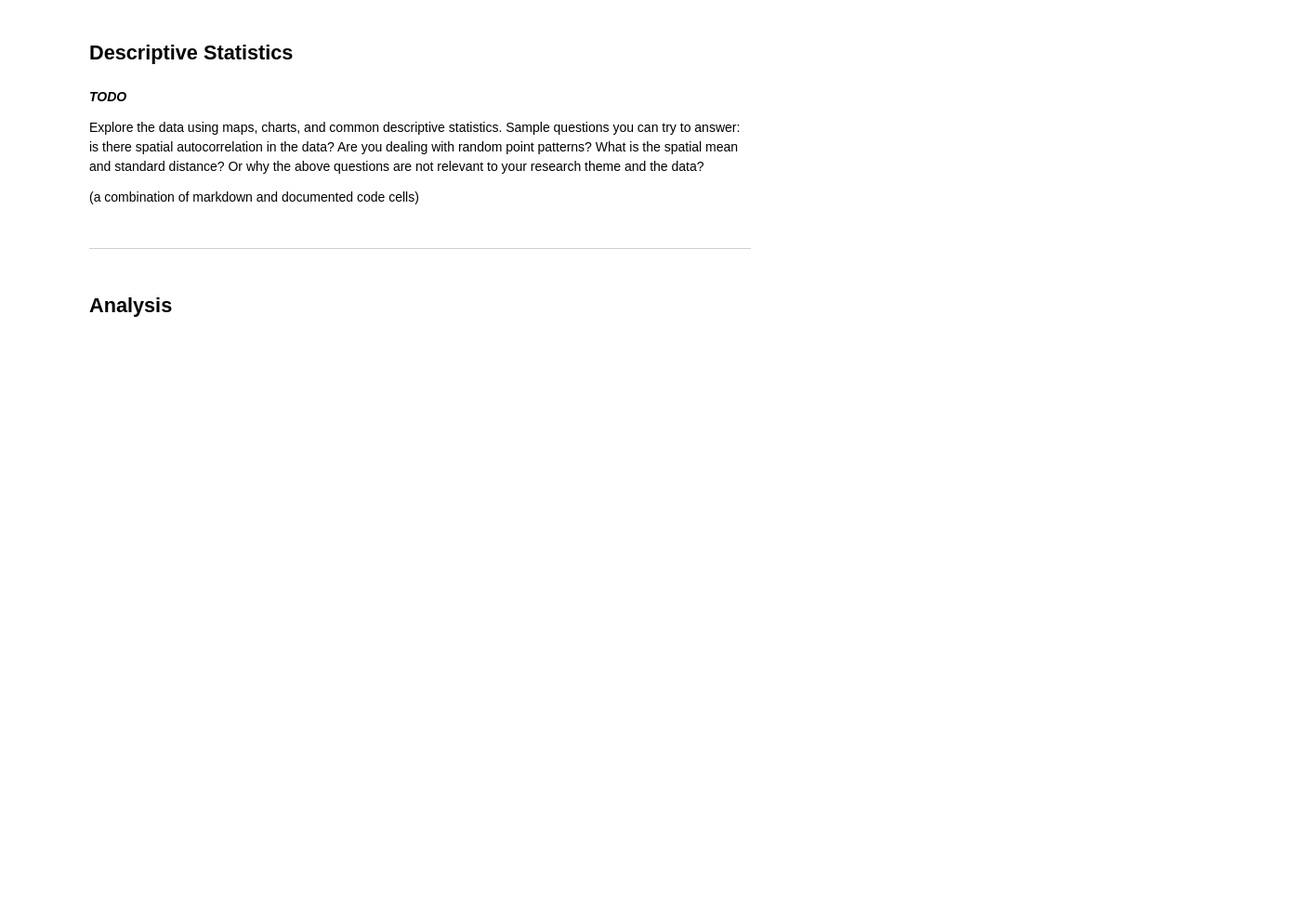
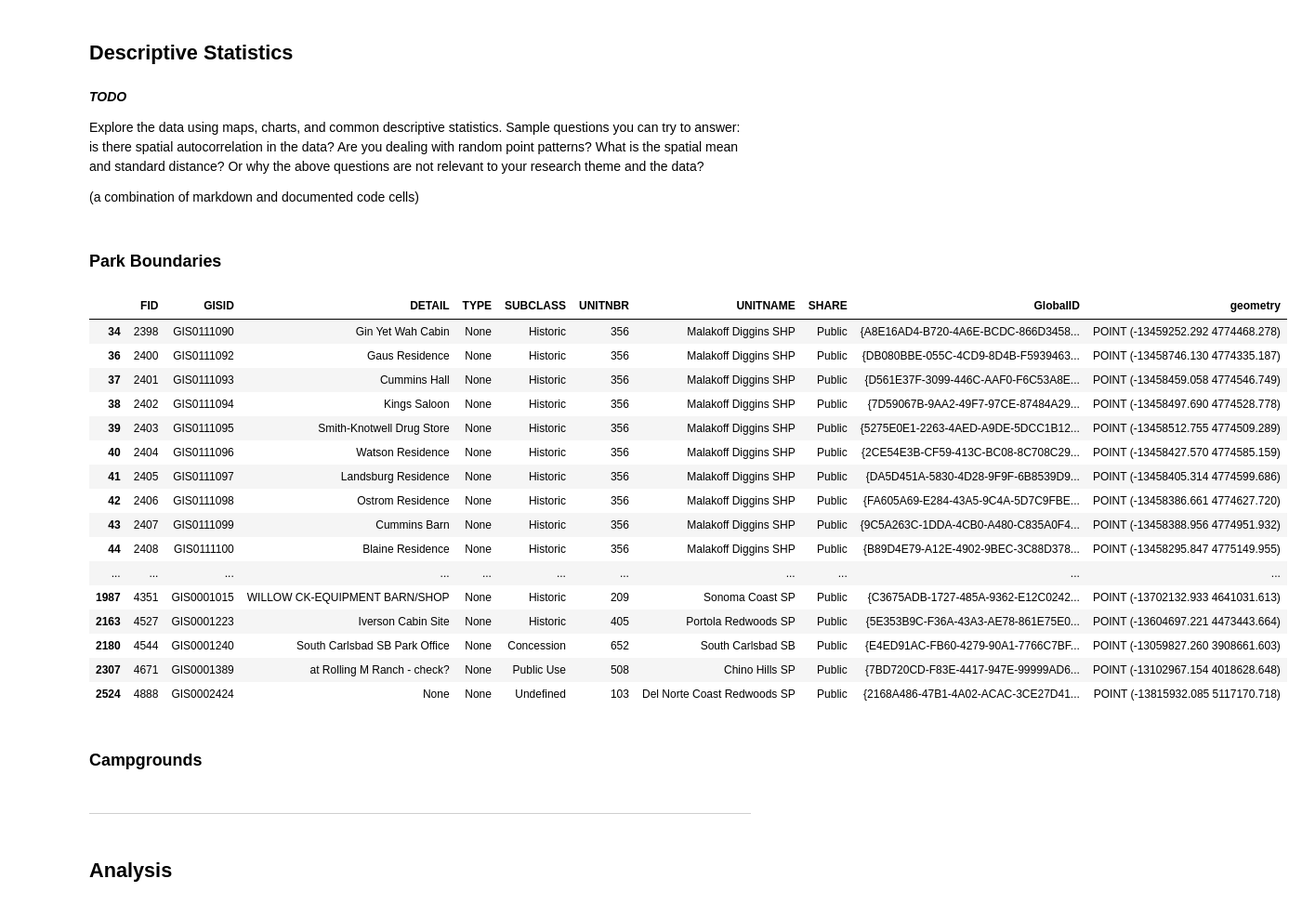
Before and after one commit to e2wang/dsc170_camping, a Jupyter notebook: DSC170_FinalProject.ipynb, the cells around one changed output. Shown: that part at 93% size. Saved outputs shown, nothing was run; the diff lists cells and outputs as text; code cells hidden in the pictures; blank space fills up the shorter version.

Commit message:
Add data cleaning template

```diff
--- a/DSC170_FinalProject.ipynb
+++ b/DSC170_FinalProject.ipynb
@@ -135,6 +132,7 @@ Potential Factors:
 # %%
 data_location = os.environ["HOME"] + '/dsc170_finalproject_camping/data/'
 # %%
-park_boundaries = gis.content.get('0fea4fa1db734794bdb3b5410bb3eed9')
-campgrounds = gis.content.get('81c47beefff143ecb6c21bfd3ed6a933')
-buildings = gis.content.get('dfbb7fb9aa6941b8997f062385734bfe')
+park_boundaries = gpd.read_file(data_location + 'park_boundaries/ParkBoundaries.shp')
+campgrounds = gpd.read_file(data_location + 'campgrounds/Campgrounds.shp')
+buildings = gpd.read_file(data_location + 'buildings/Buildings.shp')
+parking = gpd.read_file(data_location + 'parking/ParkingPoints.shp')
@@ -157,6 +147,30 @@ point patterns? What is the spatial mean and standard distance? Or why the above
 are not relevant to your research theme and the data?
 
 (a combination of markdown and documented code cells)
+# %% [markdown]
+### Park Boundaries
+# %%
+buildings[buildings['TYPE'].isna()]
+# %% [output]
+|  | FID | GISID | DETAIL | TYPE | SUBCLASS | UNITNBR | UNITNAME | SHARE | GlobalID | geometry |
+| 34 | 2398 | GIS0111090 | Gin Yet Wah Cabin | None | Historic | 356 | Malakoff Diggins SHP | Public | {A8E16AD4-B720-4A6E-BCDC-866D3458... | POINT (-13459252.292 4774468.278) |
+| 36 | 2400 | GIS0111092 | Gaus Residence | None | Historic | 356 | Malakoff Diggins SHP | Public | {DB080BBE-055C-4CD9-8D4B-F5939463... | POINT (-13458746.130 4774335.187) |
+| 37 | 2401 | GIS0111093 | Cummins Hall | None | Historic | 356 | Malakoff Diggins SHP | Public | {D561E37F-3099-446C-AAF0-F6C53A8E... | POINT (-13458459.058 4774546.749) |
+| 38 | 2402 | GIS0111094 | Kings Saloon | None | Historic | 356 | Malakoff Diggins SHP | Public | {7D59067B-9AA2-49F7-97CE-87484A29... | POINT (-13458497.690 4774528.778) |
+| 39 | 2403 | GIS0111095 | Smith-Knotwell Drug Store | None | Historic | 356 | Malakoff Diggins SHP | Public | {5275E0E1-2263-4AED-A9DE-5DCC1B12... | POINT (-13458512.755 4774509.289) |
+| 40 | 2404 | GIS0111096 | Watson Residence | None | Historic | 356 | Malakoff Diggins SHP | Public | {2CE54E3B-CF59-413C-BC08-8C708C29... | POINT (-13458427.570 4774585.159) |
+| 41 | 2405 | GIS0111097 | Landsburg Residence | None | Historic | 356 | Malakoff Diggins SHP | Public | {DA5D451A-5830-4D28-9F9F-6B8539D9... | POINT (-13458405.314 4774599.686) |
+| 42 | 2406 | GIS0111098 | Ostrom Residence | None | Historic | 356 | Malakoff Diggins SHP | Public | {FA605A69-E284-43A5-9C4A-5D7C9FBE... | POINT (-13458386.661 4774627.720) |
+| 43 | 2407 | GIS0111099 | Cummins Barn | None | Historic | 356 | Malakoff Diggins SHP | Public | {9C5A263C-1DDA-4CB0-A480-C835A0F4... | POINT (-13458388.956 4774951.932) |
+| 44 | 2408 | GIS0111100 | Blaine Residence | None | Historic | 356 | Malakoff Diggins SHP | Public | {B89D4E79-A12E-4902-9BEC-3C88D378... | POINT (-13458295.847 4775149.955) |
+| ... | ... | ... | ... | ... | ... | ... | ... | ... | ... | ... |
+| 1987 | 4351 | GIS0001015 | WILLOW CK-EQUIPMENT BARN/SHOP | None | Historic | 209 | Sonoma Coast SP | Public | {C3675ADB-1727-485A-9362-E12C0242... | POINT (-13702132.933 4641031.613) |
+| 2163 | 4527 | GIS0001223 | Iverson Cabin Site | None | Historic | 405 | Portola Redwoods SP | Public | {5E353B9C-F36A-43A3-AE78-861E75E0... | POINT (-13604697.221 4473443.664) |
+| 2180 | 4544 | GIS0001240 | South Carlsbad SB Park Office | None | Concession | 652 | South Carlsbad SB | Public | {E4ED91AC-FB60-4279-90A1-7766C7BF... | POINT (-13059827.260 3908661.603) |
+| 2307 | 4671 | GIS0001389 | at Rolling M Ranch - check? | None | Public Use | 508 | Chino Hills SP | Public | {7BD720CD-F83E-4417-947E-99999AD6... | POINT (-13102967.154 4018628.648) |
+| 2524 | 4888 | GIS0002424 | None | None | Undefined | 103 | Del Norte Coast Redwoods SP | Public | {2168A486-47B1-4A02-ACAC-3CE27D41... | POINT (-13815932.085 5117170.718) |
+# %% [markdown]
+### Campgrounds
 # %% [markdown]
 --------------------------------------------------------------------------------------
 # %% [markdown]
```
Also changed, not shown: parts of 3 cells of this notebook, 18 other files.
